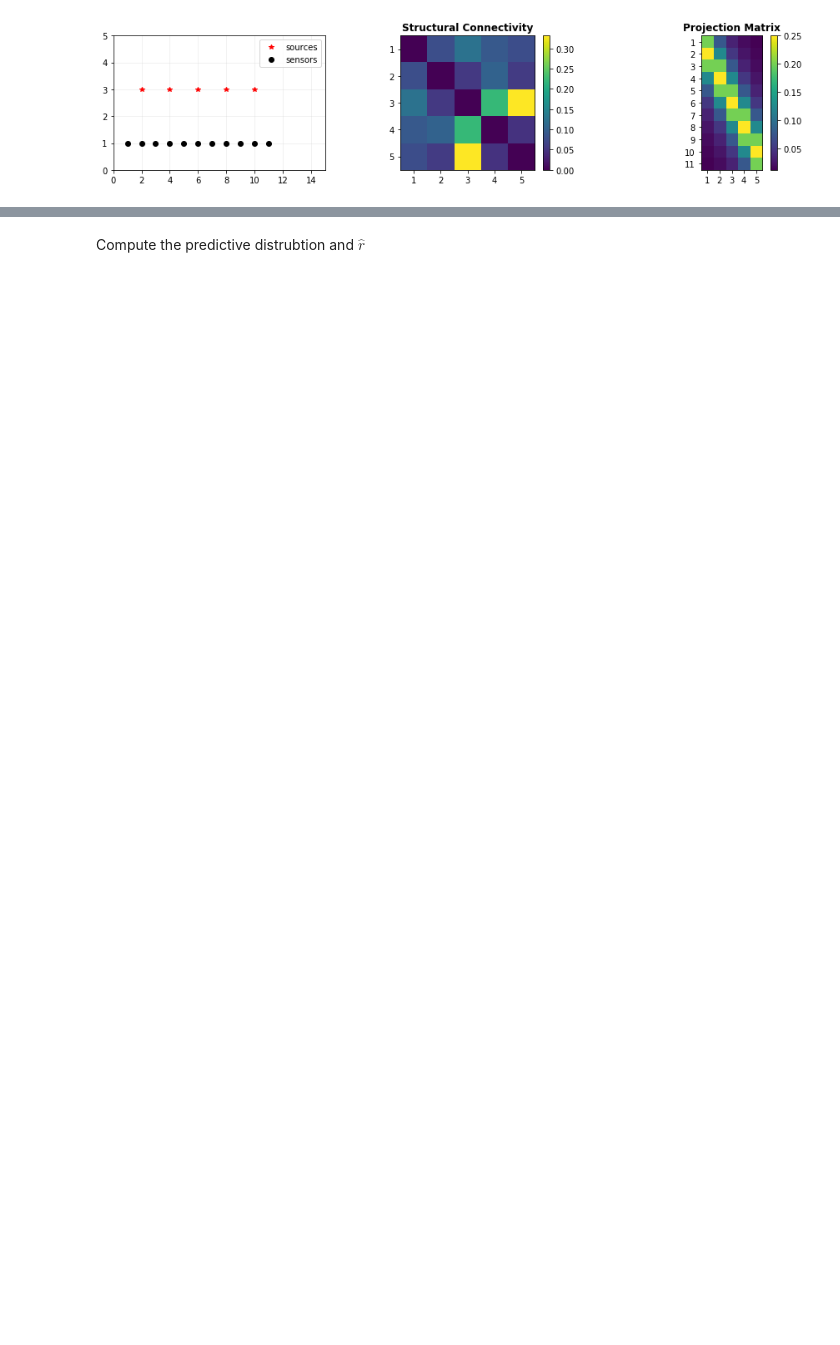
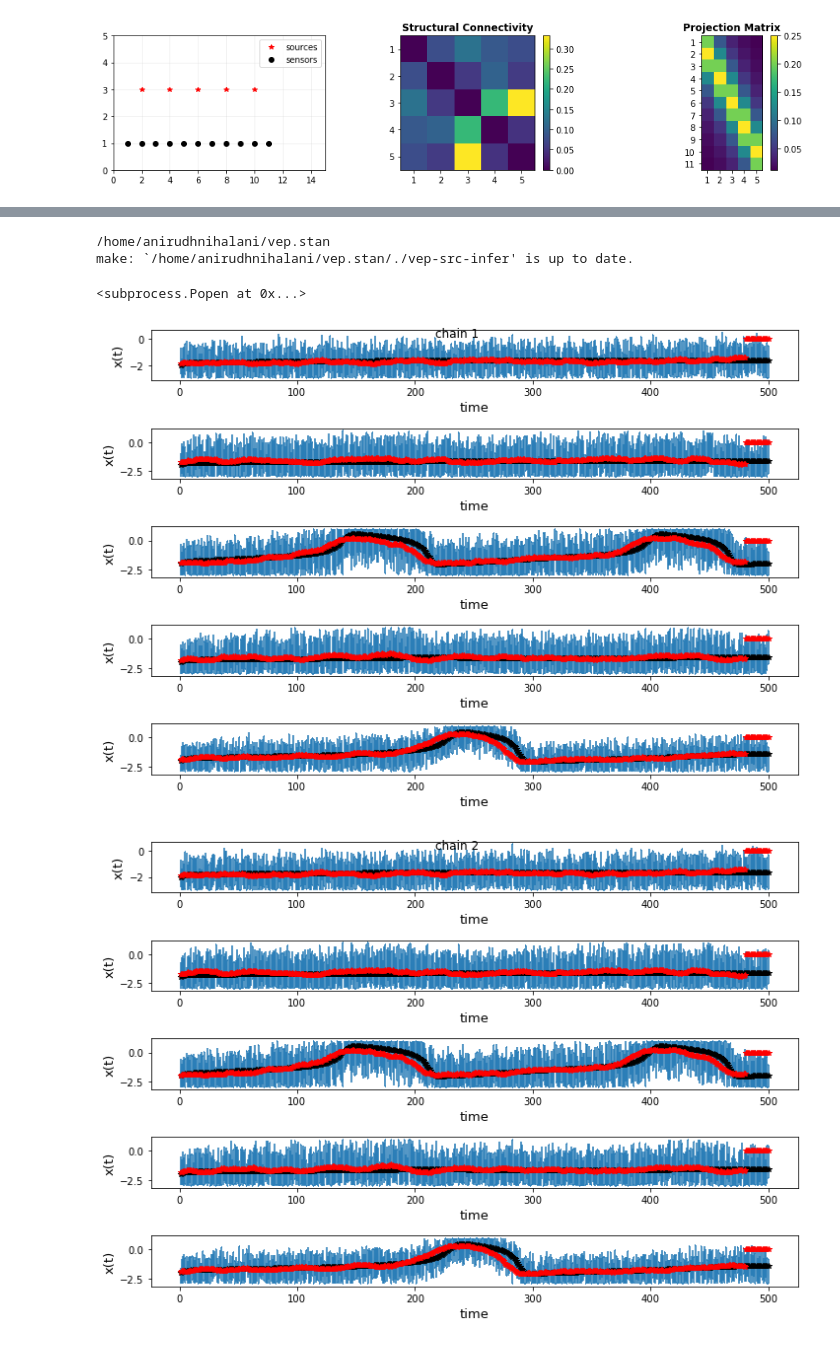
Before and after one commit to dhrunia/infr_szr_prpgtn, a Jupyter notebook: vep-src-infer.ipynb, the cells around one changed output, grey strips where cells are left out. Drawn from its saved outputs; the diff is of its cells as text; code cells hidden in the pictures; blank space fills up the shorter version.

```diff
--- a/vep-src-infer.ipynb
+++ b/vep-src-infer.ipynb
@@ -152,24 +177,20 @@ plt.savefig(f'{results_dir}/figures/src_signals_3.png')
 # %%
-data = lib.io.stan.rload(f'{results_dir}/sim_data.R')
+sim_data = lib.io.stan.rload(f'{results_dir}/sim_data.R')
+data = {'ns':sim_data['ns'], 'nn':sim_data['nn'], 'nt':sim_data['nt'],
+        'gain':sim_data['gain'], 'epsilon':sim_data['epsilon'], 'seeg':seeg.T}
 
-infer_params = ['x0']
-for param in infer_params:
-    del(data[param])
+lib.io.stan.rdump(f'{results_dir}/fit_data.R',data)
 
-sel_snsrs = np.r_[1:12] # sensors used for fitting
-data['ns'] = np.size(sel_snsrs)
-data['gain'] = data['gain'][sel_snsrs-1,:]
-data['seeg_log_power'] = seeglp[sel_snsrs-1,:].T
-results_subdir = results_dir+'/snsrs-'+'-'.join([str(el) for el in sel_snsrs])
-os.makedirs(results_subdir,exist_ok=True)
-lib.io.stan.rdump(f'{results_subdir}/fit_data.R',data)
-
-stan_fname = './vep-snsrfit'
+stan_fname = './vep-src-infer'
 lib.io.stan.create_process(['bash','/home/anirudhnihalani/scripts/stancompile.sh', stan_fname],block=True)
 
 nchains = 8
-with open('vep-snsrfit.sh','r') as fd:
-    slurm_script = fd.read().format(results_subdir,nchains)
-with open('tmp/vep-snsrfit.sh','w') as fd:
+with open('vep-src-infer.sh','r') as fd:
+    slurm_script = fd.read().format(results_dir,nchains)
+with open('tmp/vep-src-infer.sh','w') as fd:
     fd.write(slurm_script)
-lib.io.stan.create_process(['sbatch','tmp/vep-snsrfit.sh'],block=False)
+lib.io.stan.create_process(['sbatch','tmp/vep-src-infer.sh'],block=False)
+# %% [output]
+/home/anirudhnihalani/vep.stan
+make: `/home/anirudhnihalani/vep.stan/./vep-src-infer' is up to date.
+<subprocess.Popen at 0x...>
@@ -202,2 +196,0 @@ plt.savefig(f'{results_subdir}/figures/posterior_violins.png')
-# %% [markdown]
-Compute the predictive distrubtion and $\hat r$
@@ -283,0 +197,30 @@ plt.savefig(f'{results_subdir}/figures/pred_dist.png')
+# %%
+def mov_avg(x,win_size):
+    y = np.zeros(len(x))
+    for i in range(len(x)-win_size):
+        y[i] = np.mean(x[i:i+win_size])
+    return y
+
+sim_data = lib.io.stan.rload(f'{results_dir}/sim_data.R')
+sim_out = lib.io.stan.parse_csv(f'{results_dir}/sim_out.csv')
+chains = [1,2,3,4,5,6,7,8]
+for i,chain_no in enumerate(chains):
+    t = lib.io.stan.parse_csv(f'{results_dir}/samples_chain{chain_no}.csv')
+    plt.figure(figsize=[10,8])
+    for j in range(sim_data['nn']):
+        plt.subplot(sim_data['nn']+1,1,j+1)
+        start_idx = 0
+        end_idx = sim_data['nt']
+        x = t['x'][500:,j,start_idx:end_idx]
+        xmu = np.mean(x,axis=0)
+        plt.violinplot(x)
+        plt.plot(np.r_[start_idx:end_idx]-start_idx+1,sim_out['x'][0,j,start_idx:end_idx],'k*')
+#         plt.plot(np.r_[start_idx:end_idx]-start_idx+1,stats.mode(x)[0][0],'r*')
+        plt.plot(np.r_[start_idx:end_idx]-start_idx+1,mov_avg(xmu,20),'r*')
+        plt.xlabel('time',fontsize=13)
+        plt.ylabel('x(t)',fontsize=13)
+    plt.suptitle(f'chain {chain_no}')
+    plt.tight_layout()
+# %% [output]
+[figure, added]
+[figure, added]
```
Also changed, not shown: parts of 7 cells of this notebook, 4 other files.
